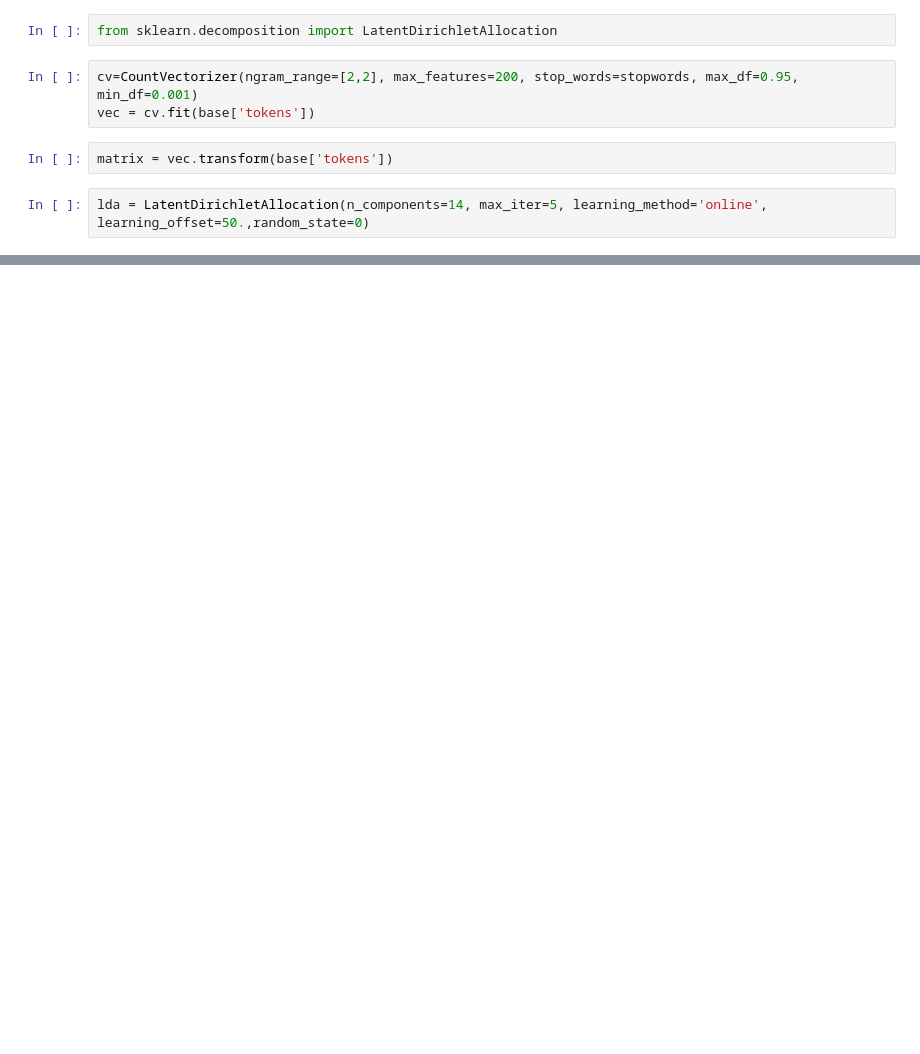
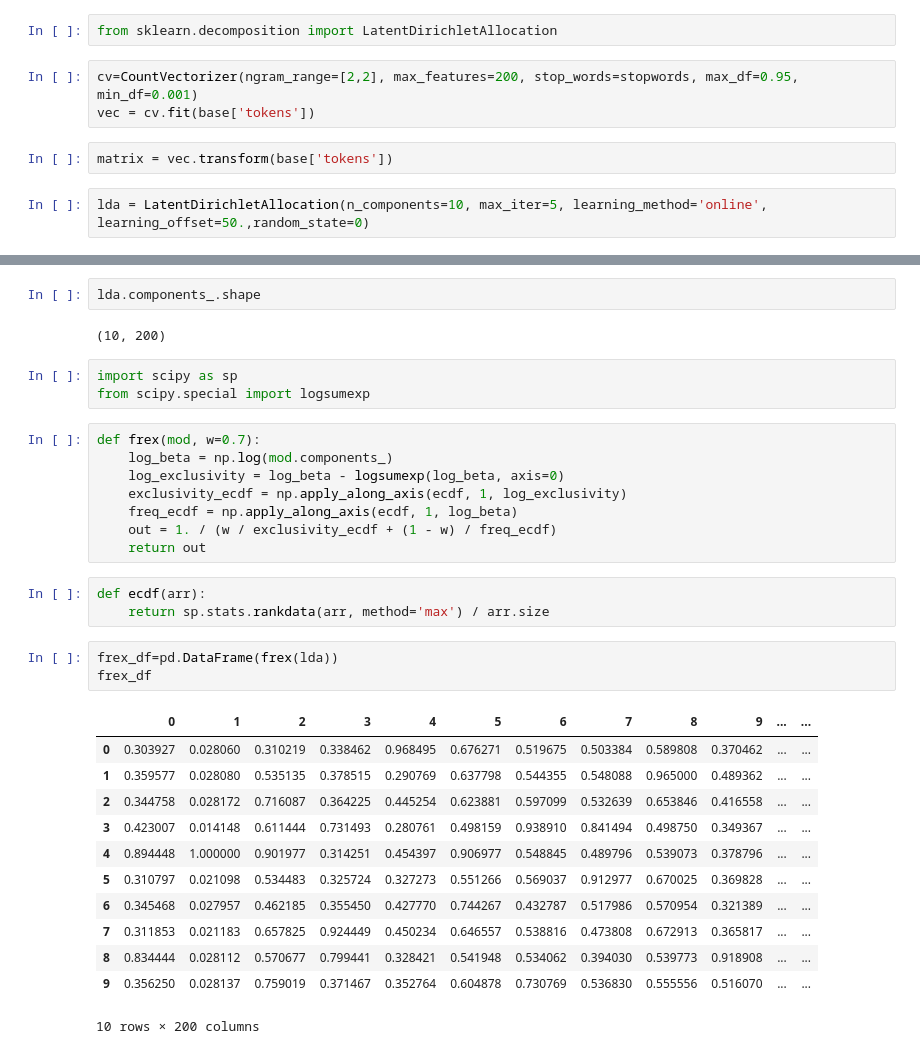
Before and after one commit to LCaravaggio/politext, a Jupyter notebook: Toda_la_base.ipynb, the cells around one changed output, grey strips where cells are left out. Saved outputs shown, nothing was run; the diff lists cells and outputs as text; blank space fills up the shorter version.

```diff
--- a/Toda_la_base.ipynb
+++ b/Toda_la_base.ipynb
@@ -690,7 +687,7 @@ vec = cv.fit(base['tokens'])
 # %%
 matrix = vec.transform(base['tokens'])
 # %%
-lda = LatentDirichletAllocation(n_components=14, max_iter=5, learning_method='online', learning_offset=50.,random_state=0)
+lda = LatentDirichletAllocation(n_components=10, max_iter=5, learning_method='online', learning_offset=50.,random_state=0)
 # %%
 lda.fit(matrix)
 # %% [output]
@@ -718,0 +719,34 @@ política económica , economía española , creación empleo , izquierda plural
+# %%
+lda.components_.shape
+# %% [output]
+(10, 200)
+# %%
+import scipy as sp
+from scipy.special import logsumexp
+# %%
+def frex(mod, w=0.7):
+    log_beta = np.log(mod.components_)
+    log_exclusivity = log_beta - logsumexp(log_beta, axis=0)
+    exclusivity_ecdf = np.apply_along_axis(ecdf, 1, log_exclusivity)
+    freq_ecdf = np.apply_along_axis(ecdf, 1, log_beta)
+    out = 1. / (w / exclusivity_ecdf + (1 - w) / freq_ecdf)
+    return out
+# %%
+def ecdf(arr):
+    return sp.stats.rankdata(arr, method='max') / arr.size
+# %%
+frex_df=pd.DataFrame(frex(lda))
+frex_df
+# %% [output]
+|  | 0 | 1 | 2 | 3 | 4 | 5 | 6 | 7 | 8 | 9 | ... | ... |
+| 0 | 0.303927 | 0.028060 | 0.310219 | 0.338462 | 0.968495 | 0.676271 | 0.519675 | 0.503384 | 0.589808 | 0.370462 | ... | ... |
+| 1 | 0.359577 | 0.028080 | 0.535135 | 0.378515 | 0.290769 | 0.637798 | 0.544355 | 0.548088 | 0.965000 | 0.489362 | ... | ... |
+| 2 | 0.344758 | 0.028172 | 0.716087 | 0.364225 | 0.445254 | 0.623881 | 0.597099 | 0.532639 | 0.653846 | 0.416558 | ... | ... |
+| 3 | 0.423007 | 0.014148 | 0.611444 | 0.731493 | 0.280761 | 0.498159 | 0.938910 | 0.841494 | 0.498750 | 0.349367 | ... | ... |
+| 4 | 0.894448 | 1.000000 | 0.901977 | 0.314251 | 0.454397 | 0.906977 | 0.548845 | 0.489796 | 0.539073 | 0.378796 | ... | ... |
+| 5 | 0.310797 | 0.021098 | 0.534483 | 0.325724 | 0.327273 | 0.551266 | 0.569037 | 0.912977 | 0.670025 | 0.369828 | ... | ... |
+| 6 | 0.345468 | 0.027957 | 0.462185 | 0.355450 | 0.427770 | 0.744267 | 0.432787 | 0.517986 | 0.570954 | 0.321389 | ... | ... |
+| 7 | 0.311853 | 0.021183 | 0.657825 | 0.924449 | 0.450234 | 0.646557 | 0.538816 | 0.473808 | 0.672913 | 0.365817 | ... | ... |
+| 8 | 0.834444 | 0.028112 | 0.570677 | 0.799441 | 0.328421 | 0.541948 | 0.534062 | 0.394030 | 0.539773 | 0.918908 | ... | ... |
+| 9 | 0.356250 | 0.028137 | 0.759019 | 0.371467 | 0.352764 | 0.604878 | 0.730769 | 0.536830 | 0.555556 | 0.516070 | ... | ... |
+10 rows × 200 columns
```
Also changed, not shown: parts of 21 cells of this notebook.
